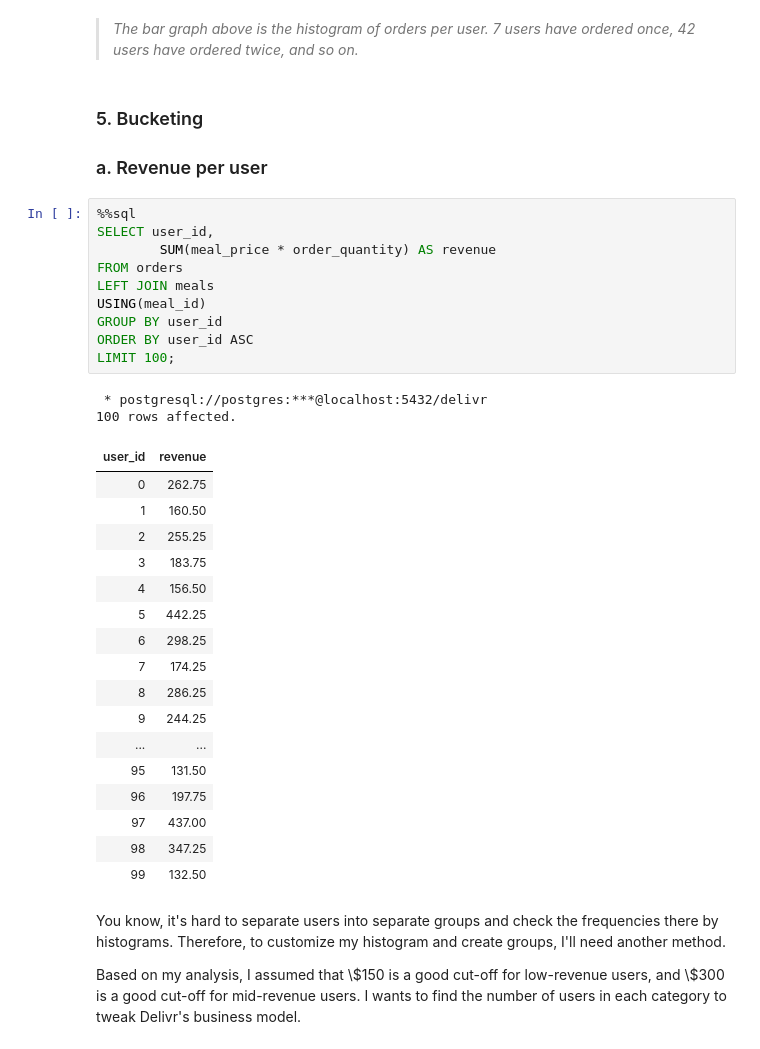
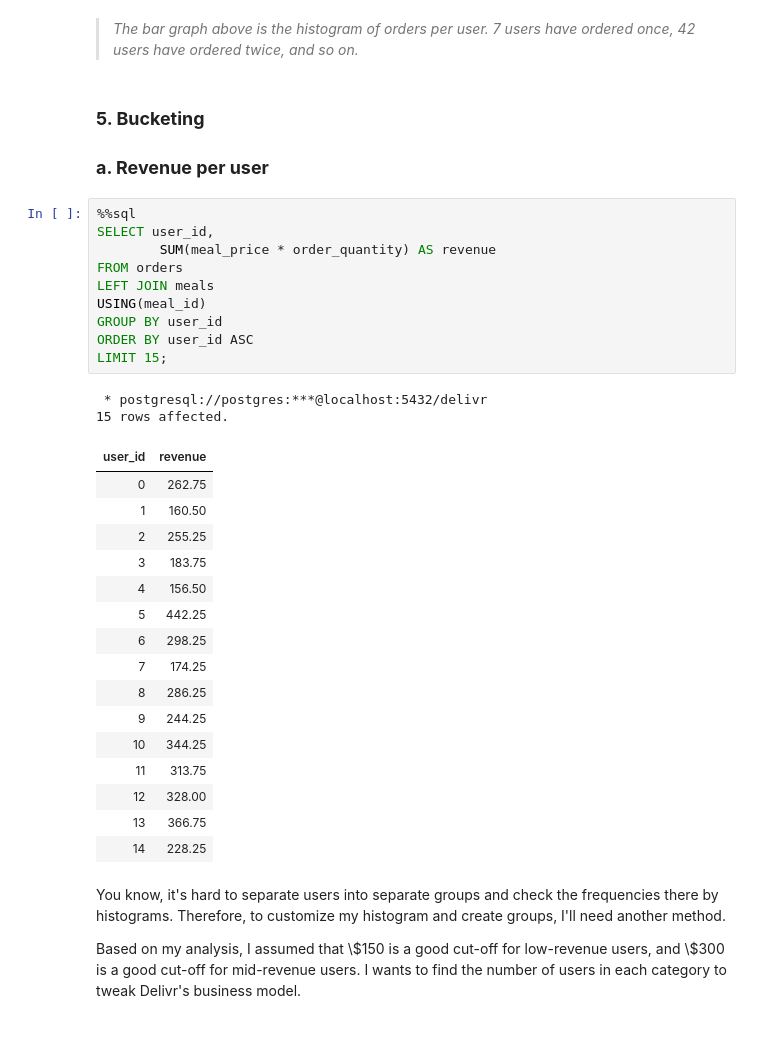
Before and after one commit to btdDucBui/Data-Analyst-Portfolio, a Jupyter notebook: SQL Projects/delivr.ipynb, the cells around one changed output. Drawn from its saved outputs; the diff is of its cells as text.

```diff
--- a/SQL Projects/delivr.ipynb
+++ b/SQL Projects/delivr.ipynb
@@ -733,38 +728,37 @@ plt.show()
 # %% [markdown]
 <blockquote><i> The bar graph above is the histogram of orders per user. 7 users have ordered once, 42 users have ordered twice, and so on.
 # %% [markdown]
-### 5. Bucketing
-### a. Revenue per user
+### <b>5. Bucketing
+### <b>a. Revenue per user
 # %%
 %%sql
 SELECT user_id,
         SUM(meal_price * order_quantity) AS revenue
 FROM orders
 LEFT JOIN meals
 USING(meal_id)
 GROUP BY user_id
 ORDER BY user_id ASC
-LIMIT 100;
+LIMIT 15;
 # %% [output]
  * postgresql://postgres:***@localhost:5432/delivr
-100 rows affected.
+15 rows affected.
 | user_id | revenue |
 | 0 | 262.75 |
 | 1 | 160.50 |
 | 2 | 255.25 |
 | 3 | 183.75 |
 | 4 | 156.50 |
 | 5 | 442.25 |
 | 6 | 298.25 |
 | 7 | 174.25 |
 | 8 | 286.25 |
 | 9 | 244.25 |
-| ... | ... |
-| 95 | 131.50 |
-| 96 | 197.75 |
-| 97 | 437.00 |
-| 98 | 347.25 |
-| 99 | 132.50 |
+| 10 | 344.25 |
+| 11 | 313.75 |
+| 12 | 328.00 |
+| 13 | 366.75 |
+| 14 | 228.25 |
 # %% [markdown]
 <p>You know, it's hard to separate users into separate groups and check the frequencies there by histograms. Therefore, to customize my histogram and create groups, I'll need another method. </p>
 <p>Based on my analysis, I assumed that \$150 is a good cut-off for low-revenue users, and \$300 is a good cut-off for mid-revenue users. I wants to find the number of users in each category to tweak Delivr's business model.</p>
```
Also changed, not shown: parts of 30 cells of this notebook.
